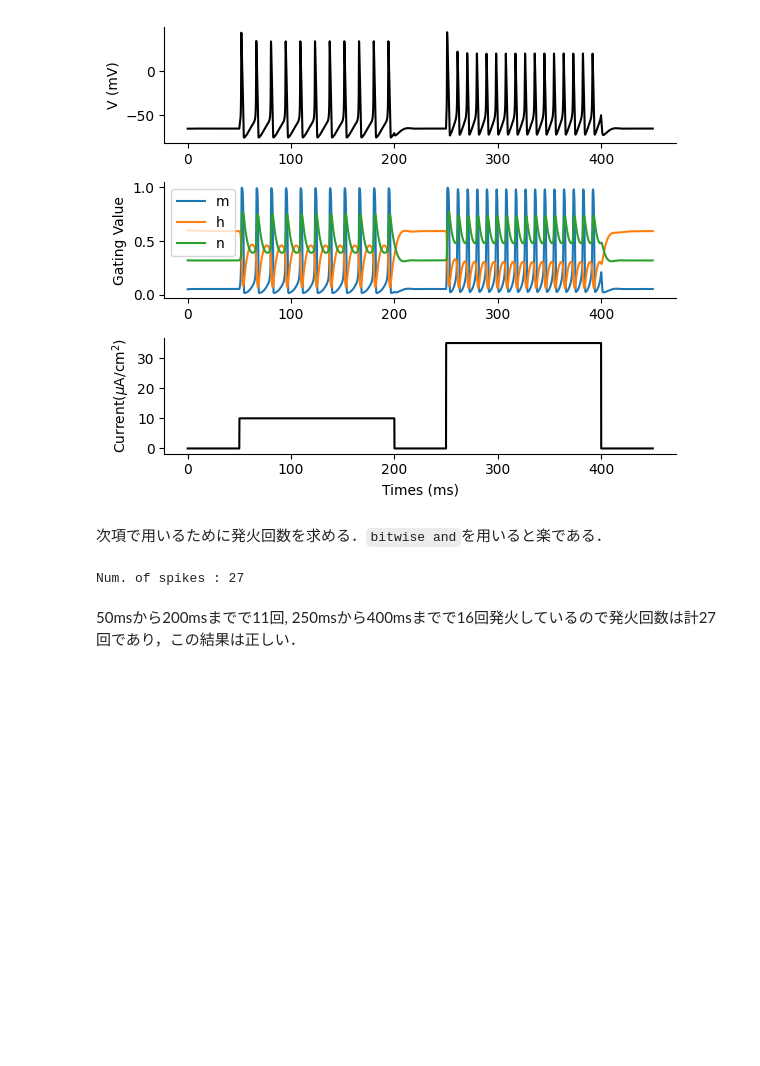
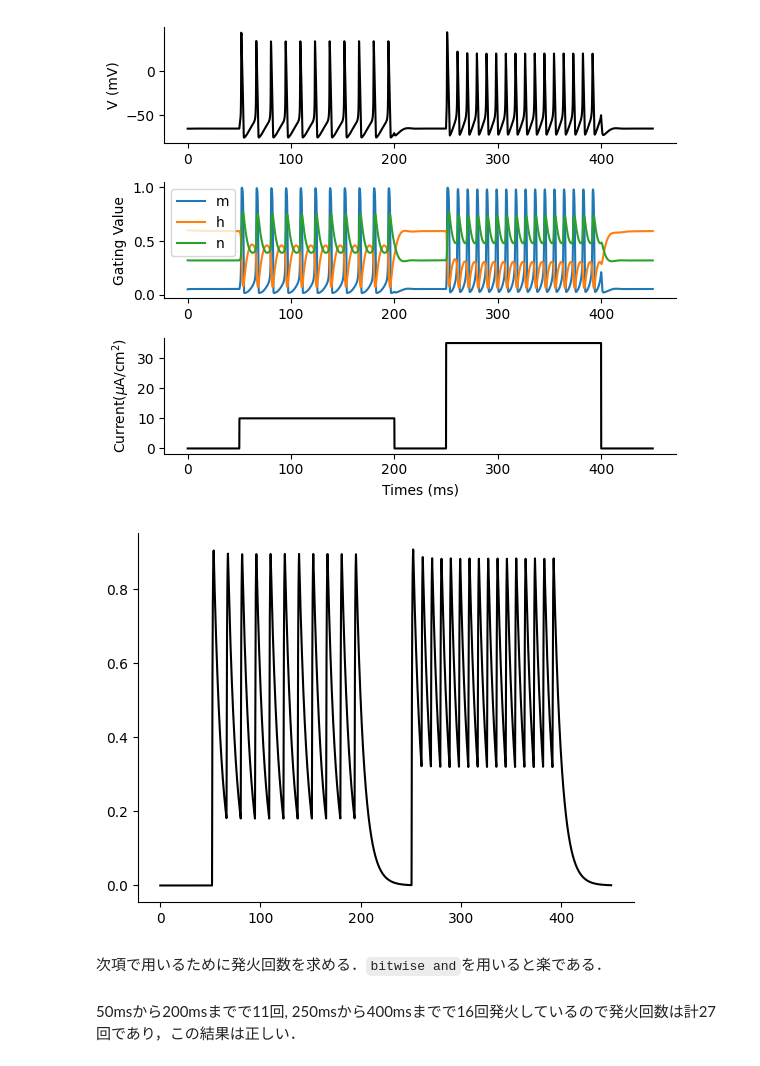
Before and after one commit to compneuro-julia/compneuro-julia-management, a Jupyter notebook: contents/neuron-model/hodgkin-huxley.ipynb, the cells around one changed output. Drawn from its saved outputs; the diff is of its cells as text; code cells hidden in the pictures; blank space fills up the shorter version.

```diff
--- a/contents/neuron-model/hodgkin-huxley.ipynb
+++ b/contents/neuron-model/hodgkin-huxley.ipynb
@@ -147,22 +149,26 @@ end
 T = 450 # ms
 dt = 0.05 # ms
 nt = Int(T/dt) # number of timesteps
-N = 1 # ニューロンの数
+num_neurons = 1 # ニューロンの数
 
 # 入力刺激
 t = (1:nt)*dt
-Ie = repeat(10f0 * ((t .> 50) - (t .> 200)) + 35f0 * ((t .> 250) - (t .> 400)), 1, N)  # injection current
+Ie = repeat(10f0 * ((t .> 50) - (t .> 200)) + 35f0 * ((t .> 250) - (t .> 400)), 1, num_neurons)  # injection current
 
 # 記録用
-varr, gatearr = zeros(nt, N), zeros(nt, 3, N)
+varr, gatearr = zeros(nt, num_neurons), zeros(nt, 3, num_neurons)
+rarr = zeros(nt, num_neurons)
 
 # modelの定義
-hh_neurons = HH{Float32}(N=N)
+hh_neurons = HH{Float32}(num_neurons=num_neurons, dt=dt)
+hh_synapse = HHKineticSynapse{Float32}(num_neurons=num_neurons, dt=dt)
 
 # simulation
 @time for i = 1:nt
     v = hh_neurons(Ie[i, :])
+    r = hh_synapse(v)
     varr[i, :] = v
-    gatearr[i, :, :] .= [neurons.m; neurons.h; neurons.n]
+    rarr[i, :] = r
+    gatearr[i, :, :] .= [hh_neurons.m; hh_neurons.h; hh_neurons.n]
 end
 # %% [output]
@@ -181,14 +187,16 @@ subplot(3,1,3); plot(t, Ie[:, 1], color="black"); ylabel(L"Current($\mu$A/cm$^2$
 tight_layout()
 # %% [output]
 [figure]
+# %%
+plot(t, rarr[:, 1], color="black");
+# %% [output]
+[figure, added]
 # %% [markdown]
 次項で用いるために発火回数を求める．`bitwise and`を用いると楽である．
 # %%
 spike = (varr[1:nt-1, :] .< 0) .& (varr[2:nt, :] .> 0)
 num_spikes = sum(spike, dims=1)
 println("Num. of spikes : ", num_spikes[1])
-# %% [output]
-Num. of spikes : 27
 # %% [markdown]
 50msから200msまでで11回, 250msから400msまでで16回発火しているので発火回数は計27回であり，この結果は正しい．
 # %% [markdown]
```
Also changed, not shown: parts of 10 cells of this notebook.
